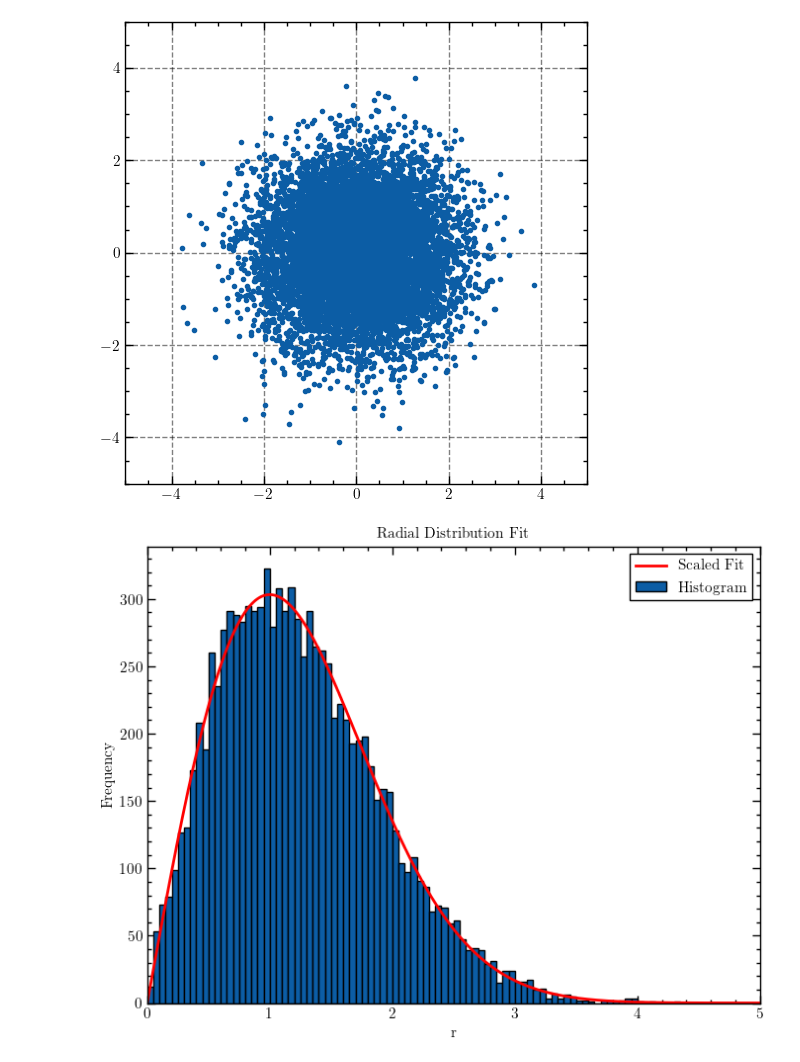
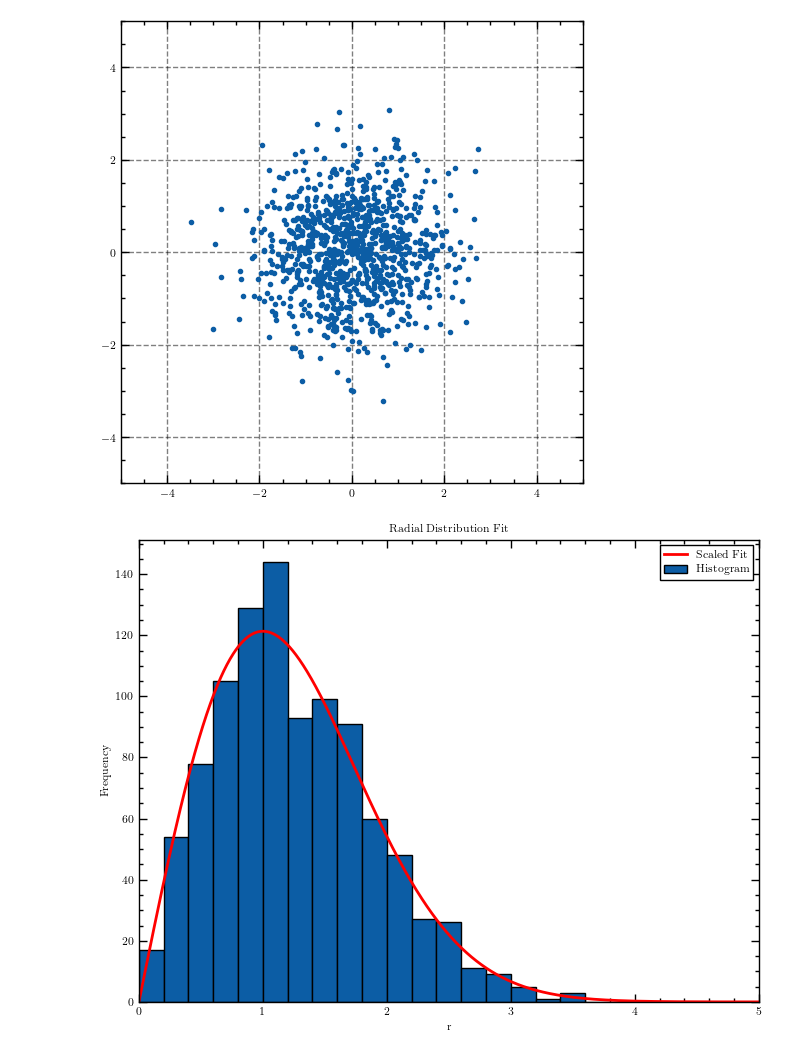
Before and after one commit to silvernuke911/Physics157, a Jupyter notebook: CH1/targets.ipynb, the cells around one changed output. Drawn from its saved outputs; the diff is of its cells as text; code cells hidden in the pictures.

```diff
--- a/CH1/targets.ipynb
+++ b/CH1/targets.ipynb
@@ -91,6 +132,6 @@ plt.show()
 # %%
 # Step 1: Generate 2D normally distributed points
-size = 10000
+size = 1000
 sigma = 1
 x = np.random.normal(0, sigma, size)
 y = np.random.normal(0, sigma, size)
@@ -106,36 +147,36 @@ plt.show()
 r = np.sqrt(x**2 + y**2)
 
 # Step 4: Compute histogram of r
-bin_num = int(np.sqrt(size))
+bin_num = 25#int(np.sqrt(size))
 bin_edges = np.linspace(0, 5, bin_num+1)  # 50 bins from 0 to 5
 heights, bins = np.histogram(r, bins=bin_edges, density=False)  # Raw counts
 bin_width = bins[1] - bins[0]
 bin_centers = (bins[:-1] + bins[1:]) / 2  # Compute bin centers
 
 # Step 5: Define the theoretical function f(r) = (r / sigma^2) * exp(-r^2 / (2 sigma^2))
 def radial_distribution(r, sigma):
     return (r / sigma**2) * np.exp(-r**2 / (2 * sigma**2))
 
 # Step 6: Compute theoretical values
 r_f = np.linspace(0, 5, 1000)  # Smooth curve
 f_r = radial_distribution(r_f, sigma)
 
 # Step 7: Scale f(r) to match histogram
 A = np.sum(heights * bin_width) #/ np.trapezoid(f_r, r_f)  # Scaling factor
 f_r_scaled = A * f_r  # Scale function to match histogram
 
 # Step 8: Plot histogram and scaled theoretical curve
 plt.bar(bin_centers, heights, width=bin_width, edgecolor = 'k', label='Histogram')
 plt.plot(r_f, f_r_scaled, color='r', linewidth=2, label='Scaled Fit')
 
 # Step 9: Labels and legend
 plt.xlabel('r')
 plt.ylabel('Frequency')
 plt.title('Radial Distribution Fit')
 plt.legend()
 plt.grid()
 plt.xlim(0,5)
 plt.show()
 # %% [output]
-[figure, old version]
+[figure, new version]
-[figure, old version]
+[figure, new version]
```
Also changed, not shown: parts of 8 cells of this notebook, 23 other files.
